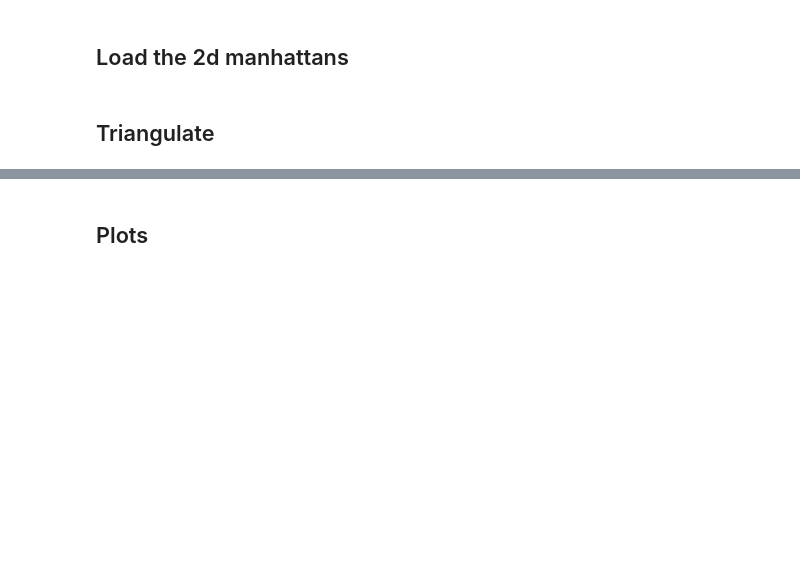
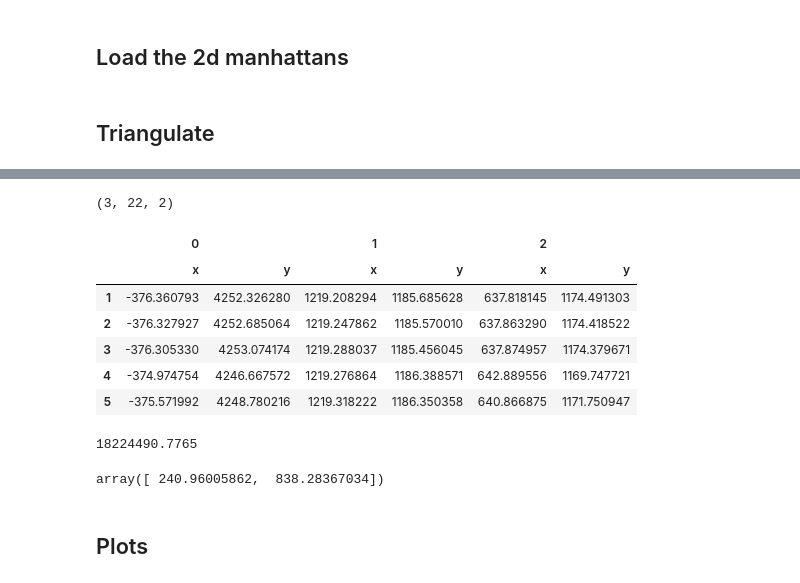
Before and after one commit to bolirev/toolbox-tracking, a Jupyter notebook: tutorials/notebooks/Manhattan_reconstruction.ipynb, the cells around one changed output, grey strips where cells are left out. Saved outputs shown, nothing was run; the diff lists cells and outputs as text; code cells hidden in the pictures; blank space fills up the shorter version.

```diff
--- a/tutorials/notebooks/Manhattan_reconstruction.ipynb
+++ b/tutorials/notebooks/Manhattan_reconstruction.ipynb
@@ -51,6 +53,7 @@ pts_cam=np.array(pts_cam)
 # %% [markdown]
 ## Triangulate
 # %%
-pts_3d = triangulate_multiview(cameras_calib, pts_cam)
+pts_3d = triangulate_ncam_pairwise(cameras_calib, pts_cam)
 pts_3d = pd.DataFrame(data=pts_3d, columns = ['x','y','z'], index=manhattans.index)
 pts_3d = pts_3d.dropna()
+pts_3d.head()
@@ -57,3 +67,39 @@ pts_3d = pts_3d.dropna()
+# %%
+pts_cam_projected.shape
+# %% [output]
+(3, 22, 2)
+# %%
+from btracker.triangulate.tools import projects_points
+pts_cam_tmp = projects_points(pts_3d.loc[:,['x','y','z']].values, cameras_calib)
+pts_cam_projected = pd.DataFrame(data=np.nan,
+                                 columns = pd.MultiIndex.from_product([range(ncams),
+                                     ['x','y']]),
+                                 index=pts_3d.index)
+for cam_i,data in enumerate(pts_cam_tmp):
+    pts_cam_projected.loc[:,(cam_i)]=data
+pts_cam_projected.head()
+# %% [output]
+|  | 0 |  | 1 |  | 2 |  |
+|  | x | y | x | y | x | y |
+| 1 | -376.360793 | 4252.326280 | 1219.208294 | 1185.685628 | 637.818145 | 1174.491303 |
+| 2 | -376.327927 | 4252.685064 | 1219.247862 | 1185.570010 | 637.863290 | 1174.418522 |
+| 3 | -376.305330 | 4253.074174 | 1219.288037 | 1185.456045 | 637.874957 | 1174.379671 |
+| 4 | -374.974754 | 4246.667572 | 1219.276864 | 1186.388571 | 642.889556 | 1169.747721 |
+| 5 | -375.571992 | 4248.780216 | 1219.318222 | 1186.350358 | 640.866875 | 1171.750947 |
+# %%
+cam_i = 0
+mark_i = 1
+distance = (pts_cam_projected.loc[mark_i,(cam_i,'x')] - pts_cam[cam_i,:,0])**2 \
+         + (pts_cam_projected.loc[mark_i,(cam_i,'y')] - pts_cam[cam_i,:,1])**2
+mark_i = np.nanargmin(distance)
+mindist = np.nanmin(distance)
+print(mindist)
+# %% [output]
+18224490.7765
+# %%
+cam0mark0
+# %% [output]
+array([ 240.96005862,  838.28367034])
 # %% [markdown]
 ## Plots
 # %%
```
Also changed, not shown: parts of 3 cells of this notebook, 6 other files.
